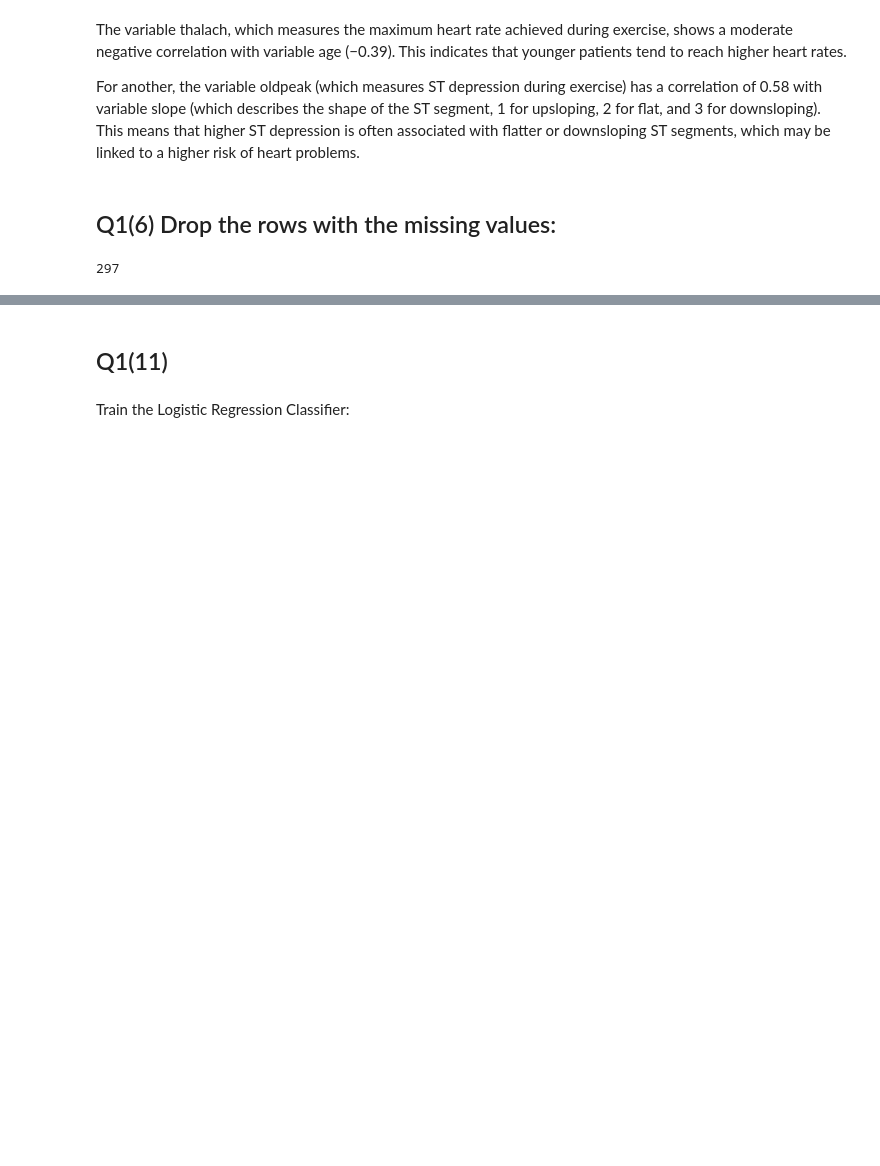
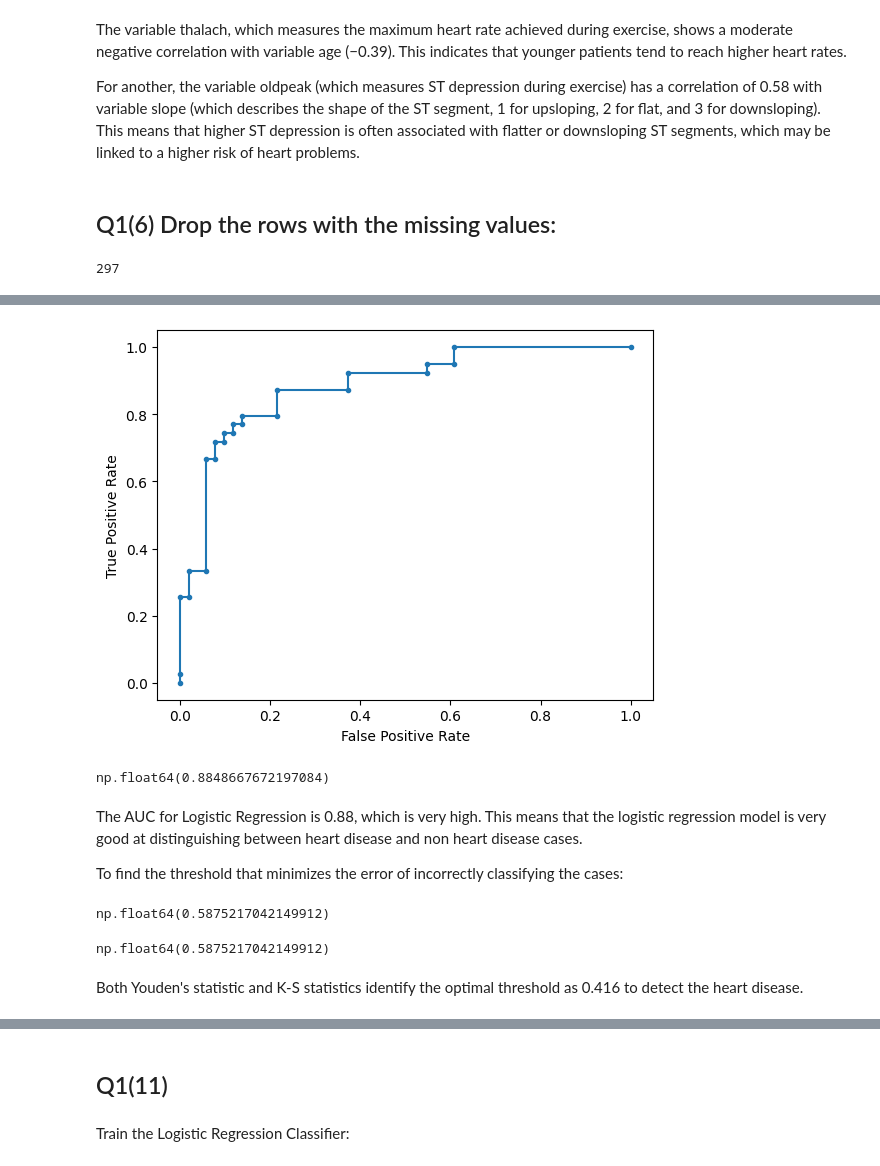
Before and after one commit to Shiyun00/clust-omics, a Jupyter notebook: STATS3DA3_A6.ipynb, the cells around one changed output, grey strips where cells are left out. Drawn from its saved outputs; the diff is of its cells as text; code cells hidden in the pictures; blank space fills up the shorter version.

```diff
--- a/STATS3DA3_A6.ipynb
+++ b/STATS3DA3_A6.ipynb
@@ -146,0 +310,4 @@ There are 297 osbervations after dropping the missing values.
+# %%
+log1 = LogisticRegression(max_iter=100)
+log1.fit(X_train, y_train)
+y.value_counts(normalize=True)
@@ -146,0 +319,3 @@ There are 297 osbervations after dropping the missing values.
+# %%
+pred_prob1 = log1.predict_proba(X_test)
+pred_prob1[0:2]
@@ -146,0 +325,5 @@ There are 297 osbervations after dropping the missing values.
+# %%
+df = pd.DataFrame(
+    data = {'prob1': pred_prob1[:,1], 'y_test': y_test}
+    )
+df.head(5)
@@ -146,0 +337,35 @@ There are 297 osbervations after dropping the missing values.
+# %%
+disease_fpr, disease_tpr, thresholds = roc_curve(df.y_test, df.prob1)
+# %%
+plt.plot(disease_fpr, disease_tpr, marker='.', label='Logistic')
+plt.xlabel('False Positive Rate')
+plt.ylabel('True Positive Rate')
+plt.show()
+# %% [output]
+[figure, added]
+# %%
+# calculate the AUC for the logistic regression with all predictors
+disease_auc = roc_auc_score(df.y_test, df.prob1)
+disease_auc
+# %% [output]
+np.float64(0.8848667672197084)
+# %% [markdown]
+The AUC for Logistic Regression is 0.88, which is very high. This means that the logistic regression model is very good at distinguishing between heart disease and non heart disease cases.
+
+To find the threshold that minimizes the error of incorrectly classifying the cases:
+# %%
+#Youden's J statistic
+j_statistic = disease_tpr - disease_fpr
+optimal_index = np.argmax(j_statistic)
+optimal_threshold = thresholds[optimal_index]
+optimal_threshold
+# %% [output]
+np.float64(0.5875217042149912)
+# %%
+# K-S statistic
+ks_threshold = thresholds[np.argmax(disease_tpr - disease_fpr)]
+ks_threshold
+# %% [output]
+np.float64(0.5875217042149912)
+# %% [markdown]
+Both Youden's statistic and K-S statistics identify the optimal threshold as 0.416 to detect the heart disease.
```
Also changed, not shown: parts of 46 cells of this notebook.
